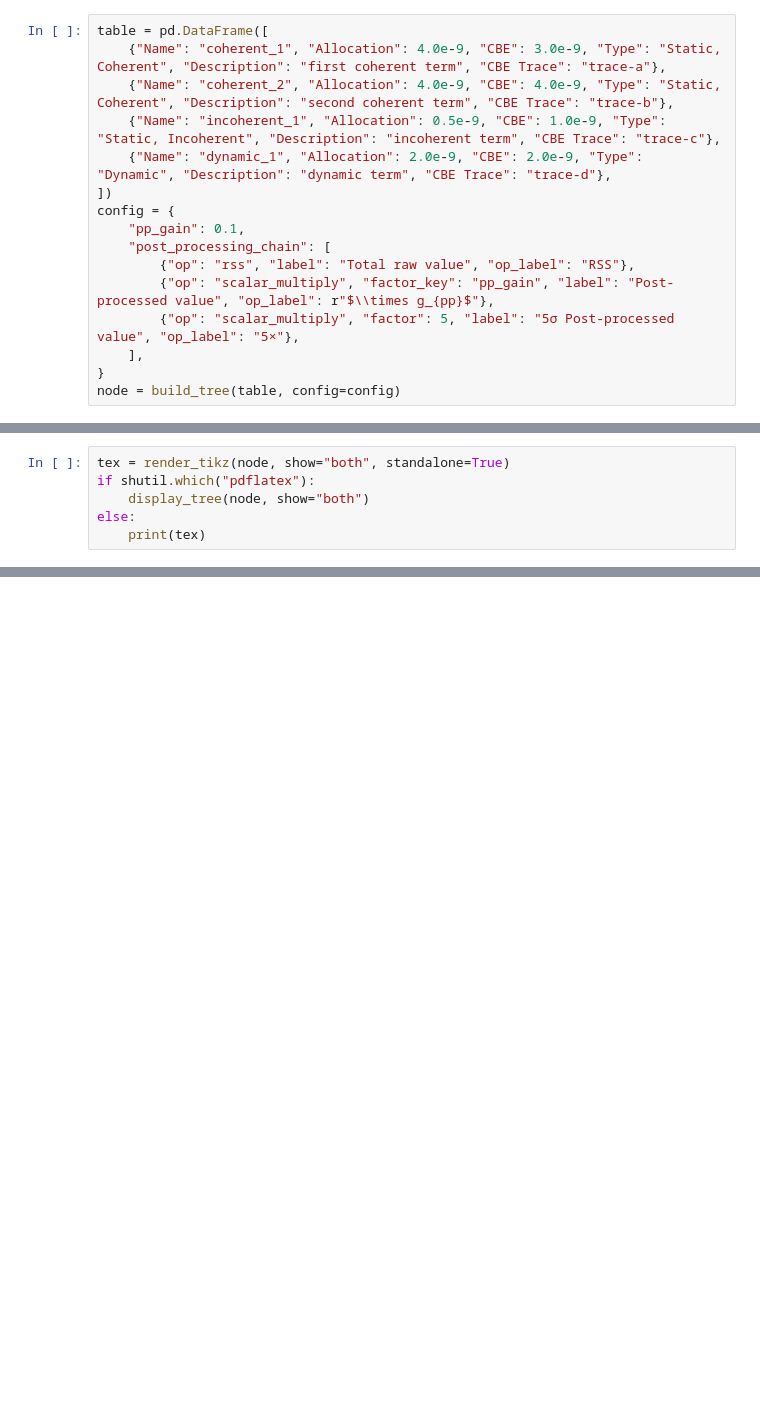
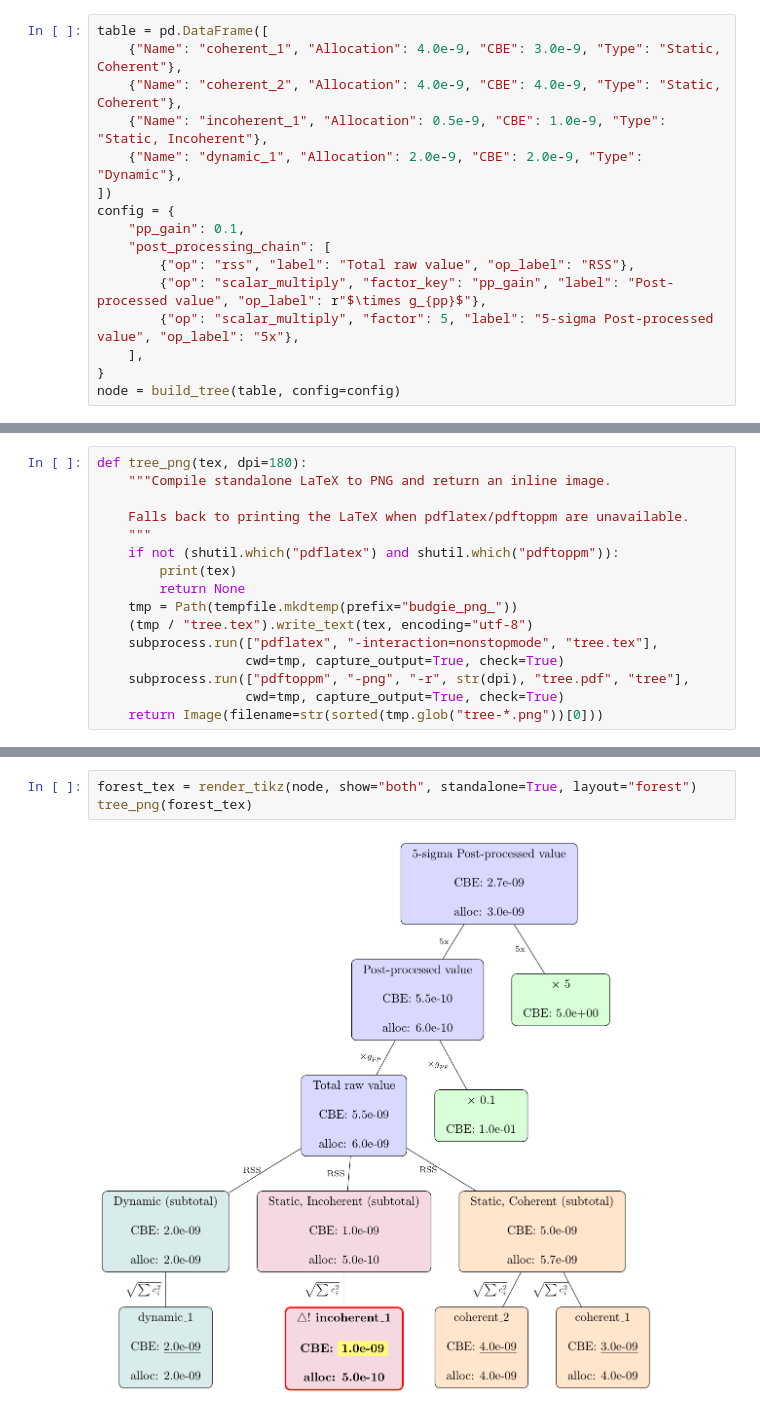
Before and after one commit to douglase/budgie, a Jupyter notebook: docs/tree_rendering.ipynb, the cells around one changed output, grey strips where cells are left out. Drawn from its saved outputs; the diff is of its cells as text; blank space fills up the shorter version.

```diff
--- a/docs/tree_rendering.ipynb
+++ b/docs/tree_rendering.ipynb
@@ -10,16 +25,16 @@ from budgie.tree import build_tree, render_ascii, render_tikz, display_tree
 # %%
 table = pd.DataFrame([
-    {"Name": "coherent_1", "Allocation": 4.0e-9, "CBE": 3.0e-9, "Type": "Static, Coherent", "Description": "first coherent term", "CBE Trace": "trace-a"},
-    {"Name": "coherent_2", "Allocation": 4.0e-9, "CBE": 4.0e-9, "Type": "Static, Coherent", "Description": "second coherent term", "CBE Trace": "trace-b"},
-    {"Name": "incoherent_1", "Allocation": 0.5e-9, "CBE": 1.0e-9, "Type": "Static, Incoherent", "Description": "incoherent term", "CBE Trace": "trace-c"},
-    {"Name": "dynamic_1", "Allocation": 2.0e-9, "CBE": 2.0e-9, "Type": "Dynamic", "Description": "dynamic term", "CBE Trace": "trace-d"},
+    {"Name": "coherent_1", "Allocation": 4.0e-9, "CBE": 3.0e-9, "Type": "Static, Coherent"},
+    {"Name": "coherent_2", "Allocation": 4.0e-9, "CBE": 4.0e-9, "Type": "Static, Coherent"},
+    {"Name": "incoherent_1", "Allocation": 0.5e-9, "CBE": 1.0e-9, "Type": "Static, Incoherent"},
+    {"Name": "dynamic_1", "Allocation": 2.0e-9, "CBE": 2.0e-9, "Type": "Dynamic"},
 ])
 config = {
     "pp_gain": 0.1,
     "post_processing_chain": [
         {"op": "rss", "label": "Total raw value", "op_label": "RSS"},
-        {"op": "scalar_multiply", "factor_key": "pp_gain", "label": "Post-processed value", "op_label": r"$\\times g_{pp}$"},
-        {"op": "scalar_multiply", "factor": 5, "label": "5σ Post-processed value", "op_label": "5×"},
+        {"op": "scalar_multiply", "factor_key": "pp_gain", "label": "Post-processed value", "op_label": r"$\times g_{pp}$"},
+        {"op": "scalar_multiply", "factor": 5, "label": "5-sigma Post-processed value", "op_label": "5x"},
     ],
 }
 node = build_tree(table, config=config)
@@ -52,6 +83,0 @@ builds its own node labels, so none of the part-2 cues appear in its figures.
-# %%
-tex = render_tikz(node, show="both", standalone=True)
-if shutil.which("pdflatex"):
-    display_tree(node, show="both")
-else:
-    print(tex)
@@ -79,0 +91,16 @@ else:
+# %%
+def tree_png(tex, dpi=180):
+    """Compile standalone LaTeX to PNG and return an inline image.
+
+    Falls back to printing the LaTeX when pdflatex/pdftoppm are unavailable.
+    """
+    if not (shutil.which("pdflatex") and shutil.which("pdftoppm")):
+        print(tex)
+        return None
+    tmp = Path(tempfile.mkdtemp(prefix="budgie_png_"))
+    (tmp / "tree.tex").write_text(tex, encoding="utf-8")
+    subprocess.run(["pdflatex", "-interaction=nonstopmode", "tree.tex"],
+                   cwd=tmp, capture_output=True, check=True)
+    subprocess.run(["pdftoppm", "-png", "-r", str(dpi), "tree.pdf", "tree"],
+                   cwd=tmp, capture_output=True, check=True)
+    return Image(filename=str(sorted(tmp.glob("tree-*.png"))[0]))
@@ -79,0 +113,5 @@ else:
+# %%
+forest_tex = render_tikz(node, show="both", standalone=True, layout="forest")
+tree_png(forest_tex)
+# %% [output]
+[figure, added]
```
Also changed, not shown: parts of 16 cells of this notebook, 5 other files.
